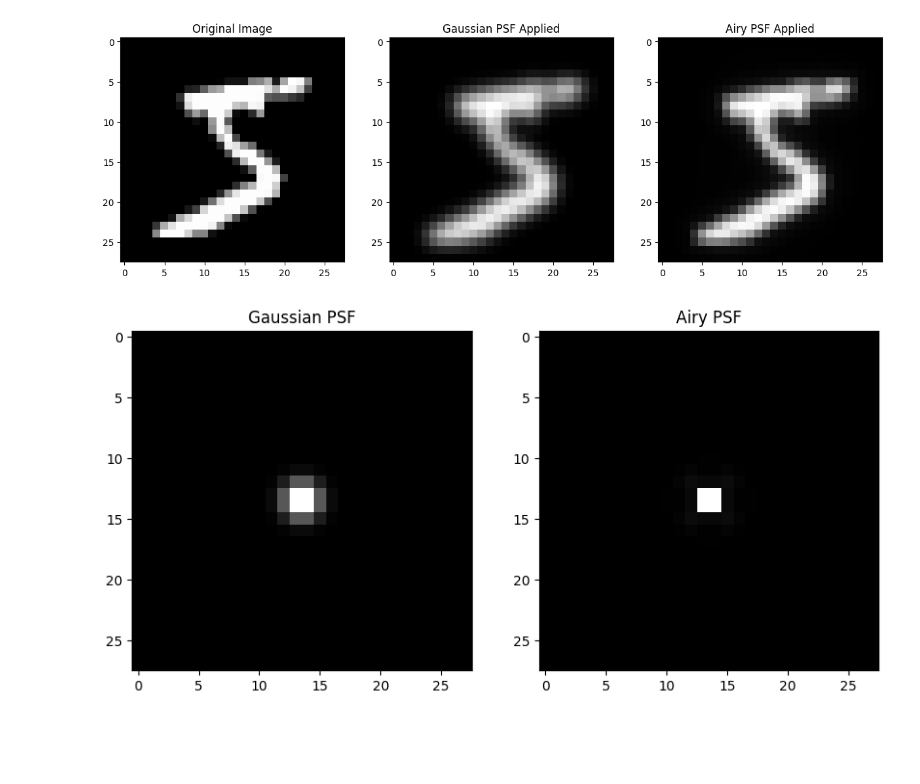
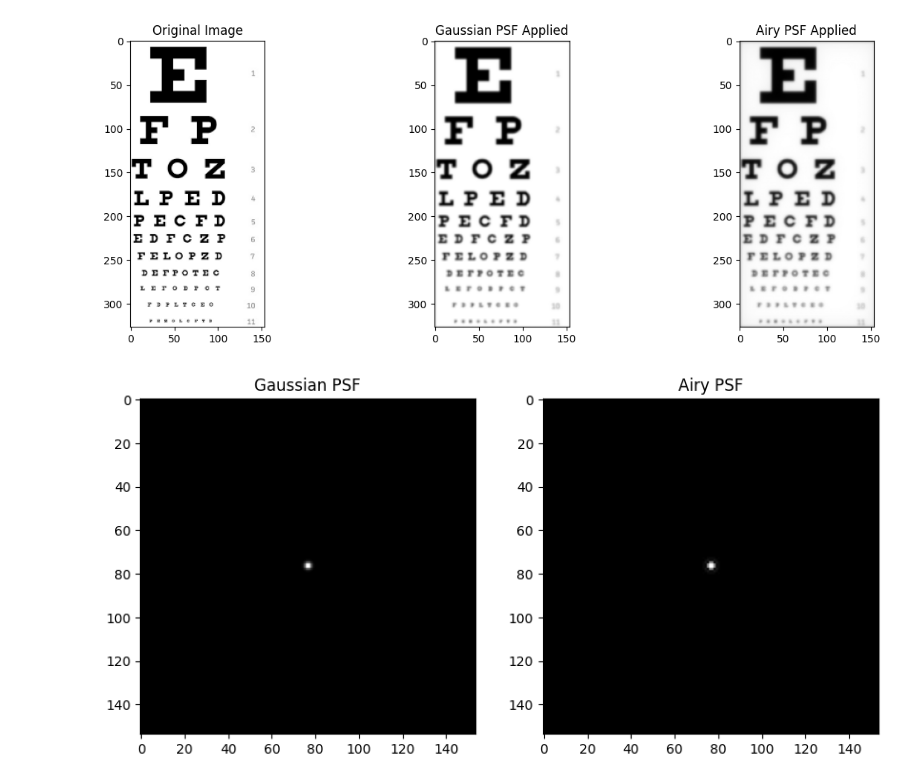
Before and after one commit to gommungommun/VCD, a Jupyter notebook: test.ipynb, the cells around one changed output. Drawn from its saved outputs; the diff is of its cells as text; code cells hidden in the pictures; blank space fills up the shorter version.

```diff
--- a/test.ipynb
+++ b/test.ipynb
@@ -6,18 +6,16 @@ import matplotlib.pyplot as plt
 from scipy.stats import multivariate_normal
 from scipy import special
 from scipy.signal import convolve2d
-from tensorflow.keras.datasets import mnist
-
-# MNIST 데이터 로드
-(x_train, _), (_, _) = mnist.load_data()
-
-# 테스트할 이미지 선택 (예: 첫 번째 이미지)
-test_image = x_train[0]
+import cv2
 
 # PSF 함수들 (위에서 정의한 함수들 사용)
-def gaussian_psf(size=64, sigma=3):
-    x = np.linspace(-size/2, size/2, size)
-    y = np.linspace(-size/2, size/2, size)
+def gaussian_psf(size, sigma=3):
+    if isinstance(size, tuple):
+        h, w = filter_size(size)
+    else:
+        h = w = size
+    x = np.linspace(-h/2, h/2, h)
+    y = np.linspace(-w/2, w/2, w)
     x, y = np.meshgrid(x,y)
 
     pos = np.dstack((x,y))
@@ -26,9 +24,13 @@ def gaussian_psf(size=64, sigma=3):
 
     return psf/psf.sum()
 
-def airy_psf(size=64, na=0.65,wavelength=550e-9):
-    x = np.linspace(-size/2, size/2, size)
-    y = np.linspace(-size/2, size/2, size)
+def airy_psf(size, na=0.35,wavelength=550e-10):
+    if isinstance(size, tuple):
+        h, w = filter_size(size)
+    else:
+        h = w = size
+    x = np.linspace(-h/2, h/2, w)
+    y = np.linspace(-w/2, w/2, h)
     x, y = np.meshgrid(x, y)
 
     r = np.sqrt(x**2+y**2)
@@ -41,13 +43,28 @@ def airy_psf(size=64, na=0.65,wavelength=550e-9):
 
     return psf/psf.sum()
 
-# PSF 생성
-gaussian_filter = gaussian_psf(size=28, sigma=1)  # MNIST 이미지 크기에 맞춰 size=28
-airy_filter = airy_psf(size=28)
+def filter_size(image_size):
+  h, w = image_size
+  filter_size = (min(max(min(h, w)//4, h),w), min(max(min(h, w)//4, h),w))
+  return filter_size
+
+test_image = cv2.imread('snellen.png', 0)
+h, w = test_image.shape
+#test_image = cv2.resize(test_image, (28,28))
+
+# PSF 생성 - 필터의 사이즈를 적절히 조절해야 함
+gaussian_filter = gaussian_psf((h, w), sigma=1)
+airy_filter = airy_psf((h, w))
+
+
 
 # 필터 적용
 gaussian_result = convolve2d(test_image, gaussian_filter, mode='same')
 airy_result = convolve2d(test_image, airy_filter, mode='same')
+
+# 결과 정규화
+gaussian_result = (gaussian_result - gaussian_result.min()) / (gaussian_result.max() - gaussian_result.min())
+airy_result = (airy_result - airy_result.min()) / (airy_result.max() - airy_result.min())
 
 # 결과 시각화
 plt.figure(figsize=(15,5))
@@ -84,2 +99,2 @@ Downloading data from https://storage.googleapis.com/tensorflow/tf-keras-dataset
-[figure, old version]
+[figure, new version]
-[figure, old version]
+[figure, new version]
```
Also changed, not shown: parts of 1 cell of this notebook.
